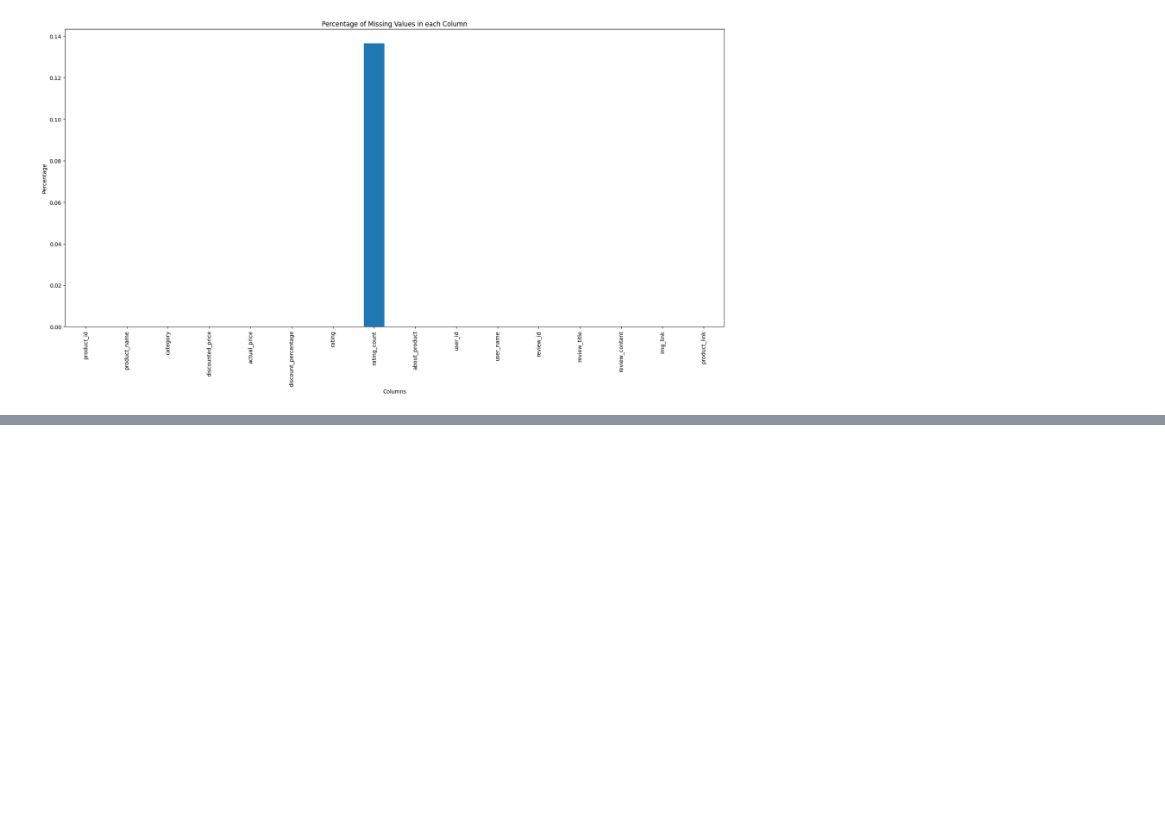
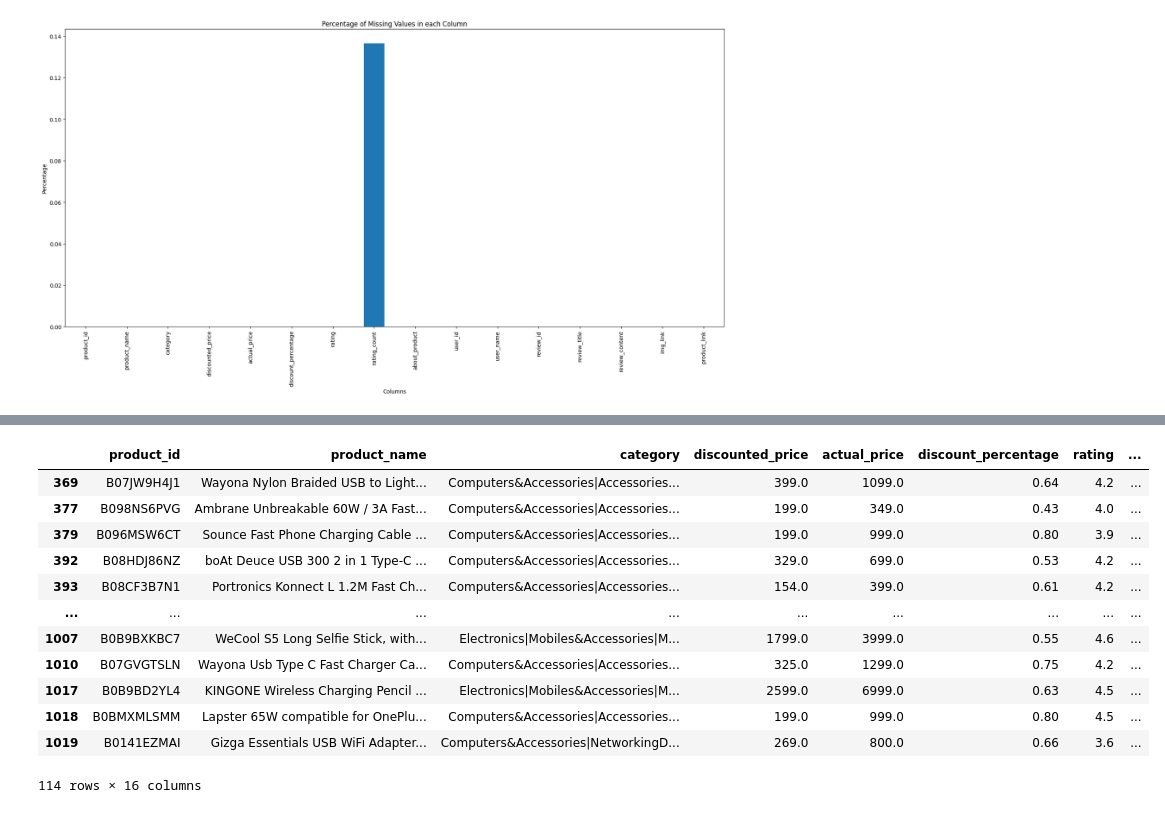
Before and after one commit to sandeshpaudel81/Exploratory-Data-Analysis-Projects, a Jupyter notebook: amazon.ipynb, the cells around one changed output, grey strips where cells are left out. Saved outputs shown, nothing was run; the diff lists cells and outputs as text; code cells hidden in the pictures; blank space fills up the shorter version.

```diff
--- a/amazon.ipynb
+++ b/amazon.ipynb
@@ -300,0 +330,16 @@ Text(0.5, 1.0, 'Percentage of Missing Values in each Column')
+# %%
+df[df.duplicated(subset=['product_id'])]
+# %% [output]
+|  | product_id | product_name | category | discounted_price | actual_price | discount_percentage | rating | ... |
+| 369 | B07JW9H4J1 | Wayona Nylon Braided USB to Light... | Computers&Accessories|Accessories... | 399.0 | 1099.0 | 0.64 | 4.2 | ... |
+| 377 | B098NS6PVG | Ambrane Unbreakable 60W / 3A Fast... | Computers&Accessories|Accessories... | 199.0 | 349.0 | 0.43 | 4.0 | ... |
+| 379 | B096MSW6CT | Sounce Fast Phone Charging Cable ... | Computers&Accessories|Accessories... | 199.0 | 999.0 | 0.80 | 3.9 | ... |
+| 392 | B08HDJ86NZ | boAt Deuce USB 300 2 in 1 Type-C ... | Computers&Accessories|Accessories... | 329.0 | 699.0 | 0.53 | 4.2 | ... |
+| 393 | B08CF3B7N1 | Portronics Konnect L 1.2M Fast Ch... | Computers&Accessories|Accessories... | 154.0 | 399.0 | 0.61 | 4.2 | ... |
+| ... | ... | ... | ... | ... | ... | ... | ... | ... |
+| 1007 | B0B9BXKBC7 | WeCool S5 Long Selfie Stick, with... | Electronics|Mobiles&Accessories|M... | 1799.0 | 3999.0 | 0.55 | 4.6 | ... |
+| 1010 | B07GVGTSLN | Wayona Usb Type C Fast Charger Ca... | Computers&Accessories|Accessories... | 325.0 | 1299.0 | 0.75 | 4.2 | ... |
+| 1017 | B0B9BD2YL4 | KINGONE Wireless Charging Pencil ... | Electronics|Mobiles&Accessories|M... | 2599.0 | 6999.0 | 0.63 | 4.5 | ... |
+| 1018 | B0BMXMLSMM | Lapster 65W compatible for OnePlu... | Computers&Accessories|Accessories... | 199.0 | 999.0 | 0.80 | 4.5 | ... |
+| 1019 | B0141EZMAI | Gizga Essentials USB WiFi Adapter... | Computers&Accessories|NetworkingD... | 269.0 | 800.0 | 0.66 | 3.6 | ... |
+114 rows × 16 columns
```
Also changed, not shown: parts of 9 cells of this notebook.
